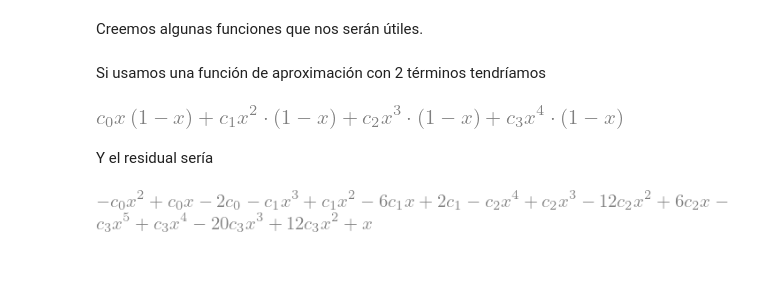
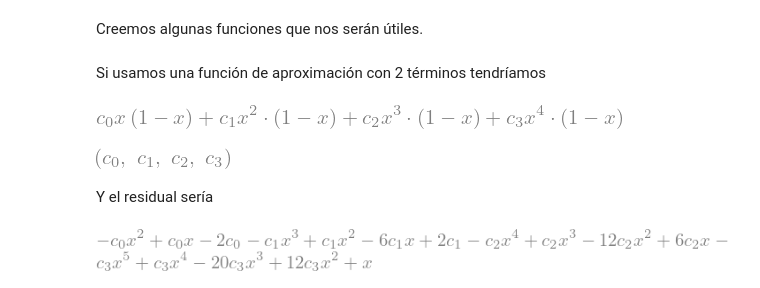
Before and after one commit to oscar-rincon/PINNs-course, a Jupyter notebook: notebooks/01_colocacion.ipynb, the cells around one changed output. Drawn from its saved outputs; the diff is of its cells as text; code cells hidden in the pictures; blank space fills up the shorter version.

```diff
--- a/notebooks/01_colocacion.ipynb
+++ b/notebooks/01_colocacion.ipynb
@@ -111,6 +111,10 @@ u, c = funcion_aprox(x, nterms)
 u
 # %% [output]
 [figure]
+# %%
+c
+# %% [output]
+[figure, added]
 # %% [markdown]
 Y el residual sería
 # %%
```
Also changed, not shown: parts of 1 cell of this notebook, 5 other files.
